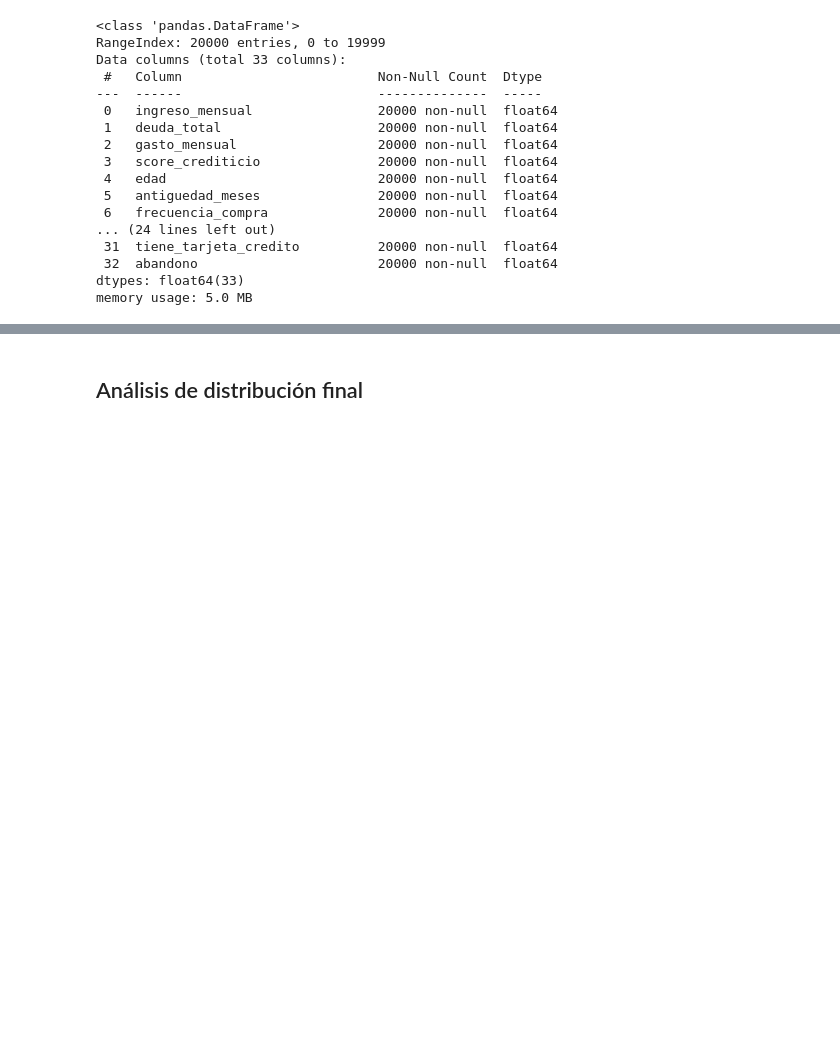
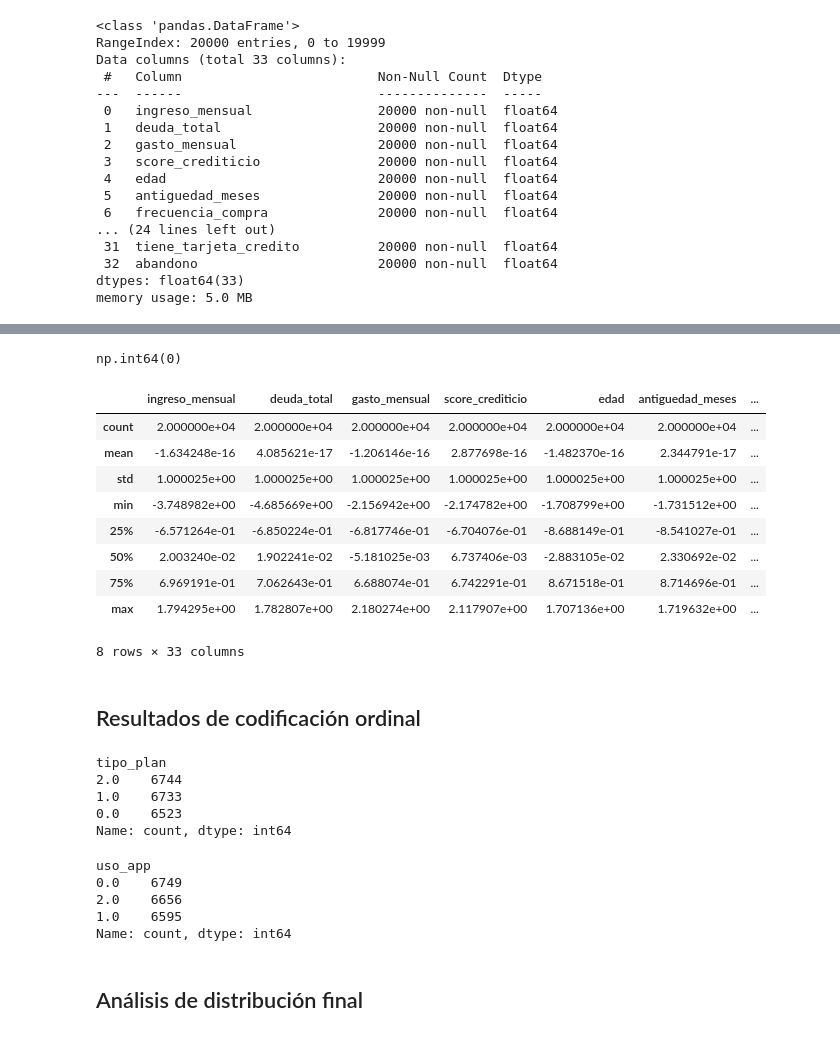
Before and after one commit to Octaviochavez/analitica_clientes, a Jupyter notebook: notebooks/Proyecto_Progra_Cienc_Datos.ipynb, the cells around one changed output, grey strips where cells are left out. Drawn from its saved outputs; the diff is of its cells as text; code cells hidden in the pictures; blank space fills up the shorter version.

Commit message:
añade sección de resultados

```diff
--- a/notebooks/Proyecto_Progra_Cienc_Datos.ipynb
+++ b/notebooks/Proyecto_Progra_Cienc_Datos.ipynb
@@ -369,3 +472,40 @@ memory usage: 5.0 MB
+# %%
+# Obtención de duplicados después de la limpieza y transformación
+data_transformada.duplicated().sum()
+# %% [output]
+np.int64(0)
+# %%
+# Medidas estadísticas descriptivas después de la limpieza y transformación
+data_transformada.describe()
+# %% [output]
+|  | ingreso_mensual | deuda_total | gasto_mensual | score_crediticio | edad | antiguedad_meses | ... |
+| count | 2.000000e+04 | 2.000000e+04 | 2.000000e+04 | 2.000000e+04 | 2.000000e+04 | 2.000000e+04 | ... |
+| mean | -1.634248e-16 | 4.085621e-17 | -1.206146e-16 | 2.877698e-16 | -1.482370e-16 | 2.344791e-17 | ... |
+| std | 1.000025e+00 | 1.000025e+00 | 1.000025e+00 | 1.000025e+00 | 1.000025e+00 | 1.000025e+00 | ... |
+| min | -3.748982e+00 | -4.685669e+00 | -2.156942e+00 | -2.174782e+00 | -1.708799e+00 | -1.731512e+00 | ... |
+| 25% | -6.571264e-01 | -6.850224e-01 | -6.817746e-01 | -6.704076e-01 | -8.688149e-01 | -8.541027e-01 | ... |
+| 50% | 2.003240e-02 | 1.902241e-02 | -5.181025e-03 | 6.737406e-03 | -2.883105e-02 | 2.330692e-02 | ... |
+| 75% | 6.969191e-01 | 7.062643e-01 | 6.688074e-01 | 6.742291e-01 | 8.671518e-01 | 8.714696e-01 | ... |
+| max | 1.794295e+00 | 1.782807e+00 | 2.180274e+00 | 2.117907e+00 | 1.707136e+00 | 1.719632e+00 | ... |
+8 rows × 33 columns
+# %% [markdown]
+## Resultados de codificación ordinal
+# %%
+data_transformada.tipo_plan.value_counts()
+# %% [output]
+tipo_plan
+2.0    6744
+1.0    6733
+0.0    6523
+Name: count, dtype: int64
+# %%
+data_transformada.uso_app.value_counts()
+# %% [output]
+uso_app
+0.0    6749
+2.0    6656
+1.0    6595
+Name: count, dtype: int64
 # %% [markdown]
 ## Análisis de distribución final
 # %%
```
Also changed, not shown: parts of 17 cells of this notebook.
